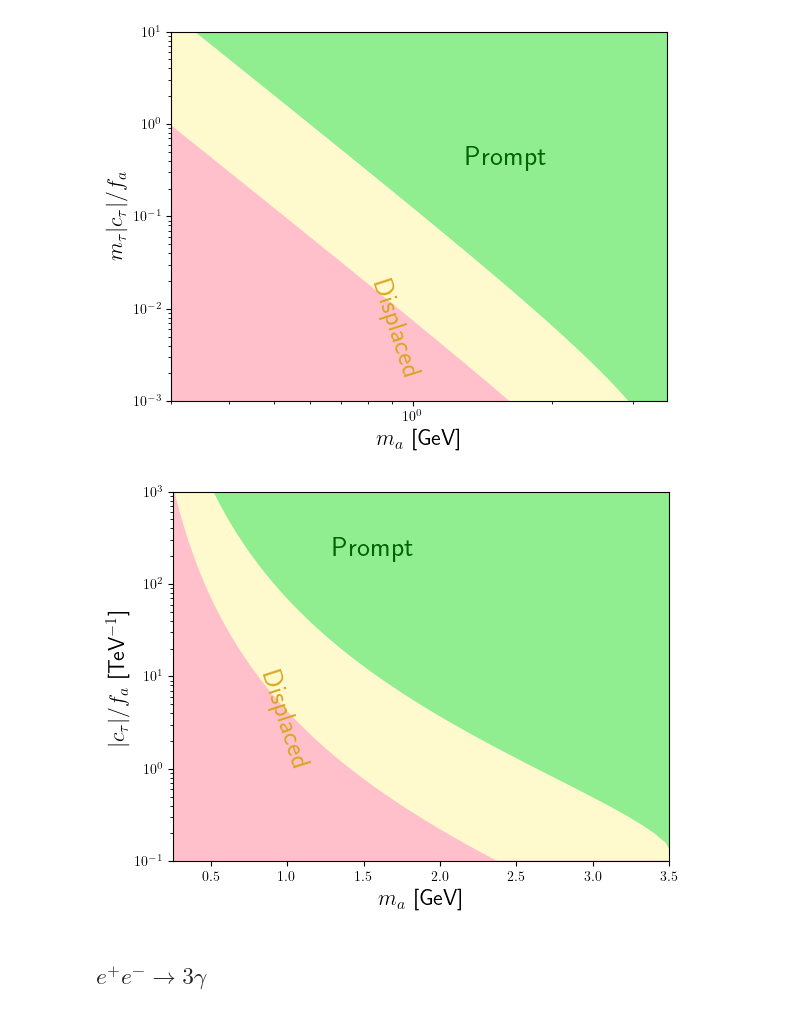
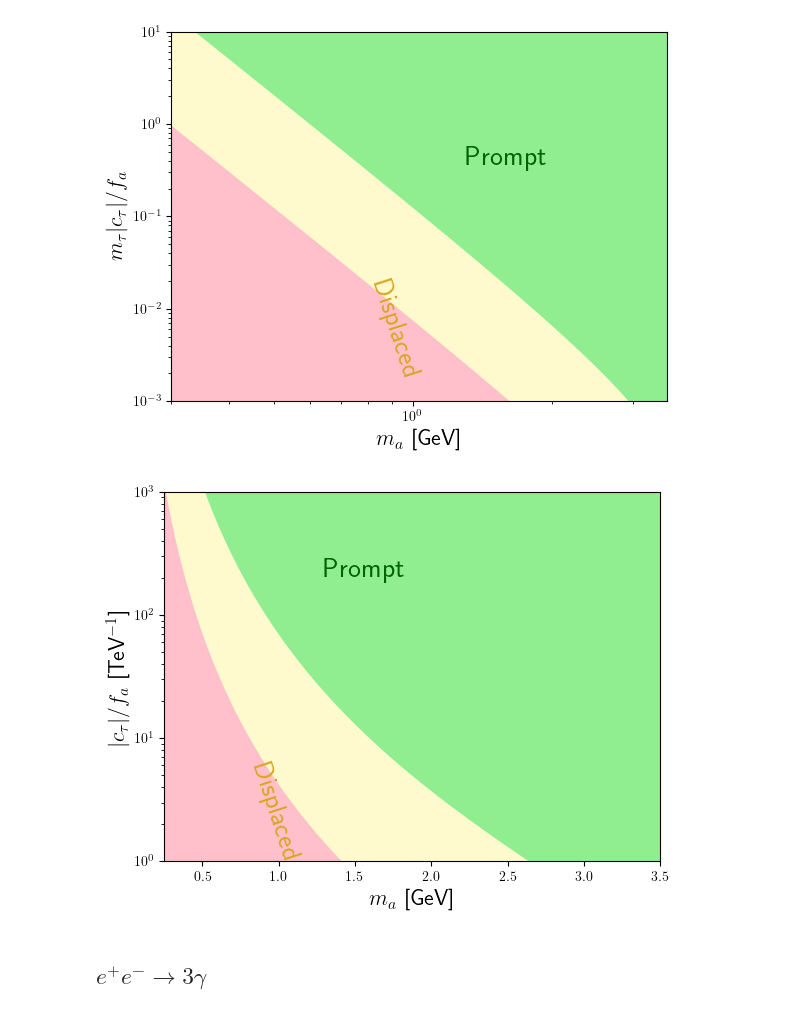
Before and after one commit to Jorge-Alda/tauALPs, a Jupyter notebook: ALP/BelleII/belleII.ipynb, the cells around one changed output. Drawn from its saved outputs; the diff is of its cells as text; code cells hidden in the pictures.

```diff
--- a/ALP/BelleII/belleII.ipynb
+++ b/ALP/BelleII/belleII.ipynb
@@ -6,8 +6,8 @@ import pandas as pd
 from particle import width_to_lifetime, lifetime_to_width # MeV <-> ns
 import matplotlib.pyplot as plt
 
-mtau = tau_minus.mass # MeV
-fa = 1e6 # MeV
+mtau = tau_minus.mass/1000 # MeV
+fa = 1e3 # MeV
 speed_light = 29.98 # cm/ns
 a_em = 1/137
 Gamma0 = lifetime_to_width(1/speed_light)
@@ -27,12 +27,11 @@ def Gamma_photons(ma):
 # %%
 def coupling_length_ALP(length, ma, boosted=True):
     s=10.58**2
-    mtau0 = mtau/1000
     if boosted:
         boost = np.sqrt(((s+ma**2)/(2*np.sqrt(s)*ma))**2-1)
     else:
         boost = 1
-    return np.sqrt((4*np.pi)**3*mtau0**2*hbar*speed_light/(a_em**2*np.abs(B1(4*mtau0**2/ma**2))**2* ma**3*length)*boost)/(mtau*1e-6)
+    return np.sqrt(hbar*speed_light*boost/length/Gamma_photons(ma))
 # %%
 boost = lambda ma: np.sqrt(((10.58**2+ma**2)/(2*10.58*ma))**2-1)
 propertau = lambda ma: np.sqrt((4*np.pi)**3*mtau**2*hbar*speed_light/(a_em**2*np.abs(B1(4*mtau**2/ma**2))**2* ma**3)*boost(ma))
@@ -99,21 +98,21 @@ ax.set_yscale('log')
 # %%
 plt.fill_between(np.logspace(-4, np.log10(0.15), 200), [coupling_length_ALP(1, ma) for ma in np.logspace(-4, np.log10(0.15), 200)], 1e3, color='paleturquoise')
 plt.fill_between(np.logspace(-3, 1, 200), [coupling_length_ALP(300, ma) for ma in np.logspace(-3, 1, 200)], [coupling_length_ALP(1, ma) for ma in np.logspace(-3, 1, 200)], color='lemonchiffon')
 plt.fill_between(np.logspace(np.log10(0.15), 1, 200), [coupling_length_ALP(1, ma) for ma in np.logspace(np.log10(0.15), 1, 200)], 1e3, color='lightgreen')
 plt.fill_between(np.logspace(-3, 1, 200), 0.1, [coupling_length_ALP(300, ma) for ma in np.logspace(-3, 1, 200)], color='pink')
-plt.ylim(0.1, 1e3)
+plt.ylim(1, 1e3)
 plt.xlim(0.25, 3.5)
 plt.annotate('Invisible', (4e-3, 3), color='red', fontsize=20)
 plt.annotate('Prompt', (1.3, 200), color='darkgreen', fontsize=20)
 plt.annotate('Displaced', (0.8, 1), color='goldenrod', fontsize=20, rotation=-72)
 plt.xlabel(r'$m_a$ [GeV]', fontsize=16)
 plt.ylabel(r'$|c_\tau|/f_a$ [TeV$^{-1}$]', fontsize=16)
 plt.annotate(r'$c_{\gamma\gamma}^0=0$', (1.5e-3, 1.8e-1), fontsize=14)
 ax = plt.gca()
 #ax.set_xscale('log')
 ax.set_yscale('log')
 # %% [output]
-[figure, old version]
+[figure, new version]
 # %% [markdown]
 ## $e^+e^-\to 3\gamma$
 # %%
```
Also changed, not shown: parts of 18 cells of this notebook, 36 other files.
